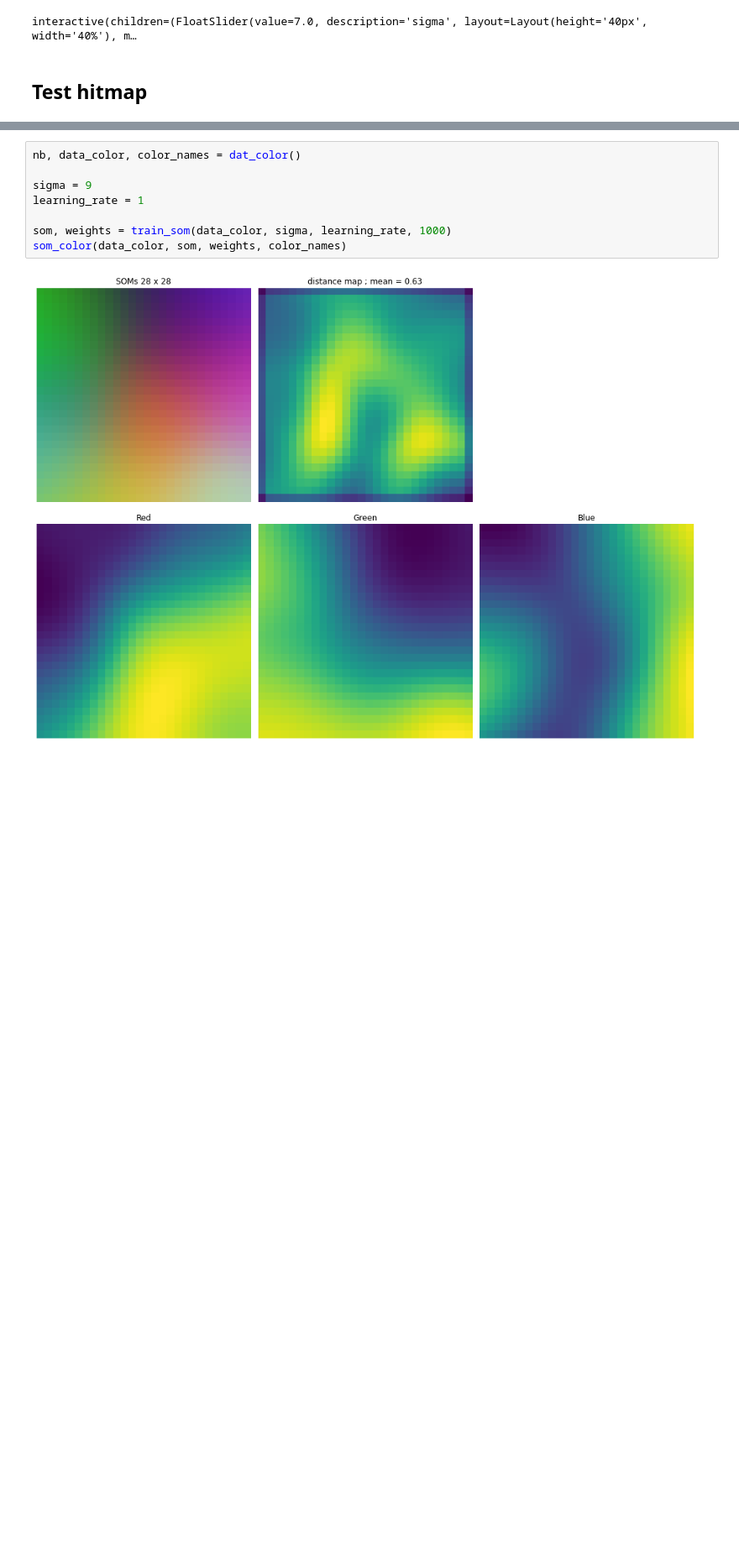
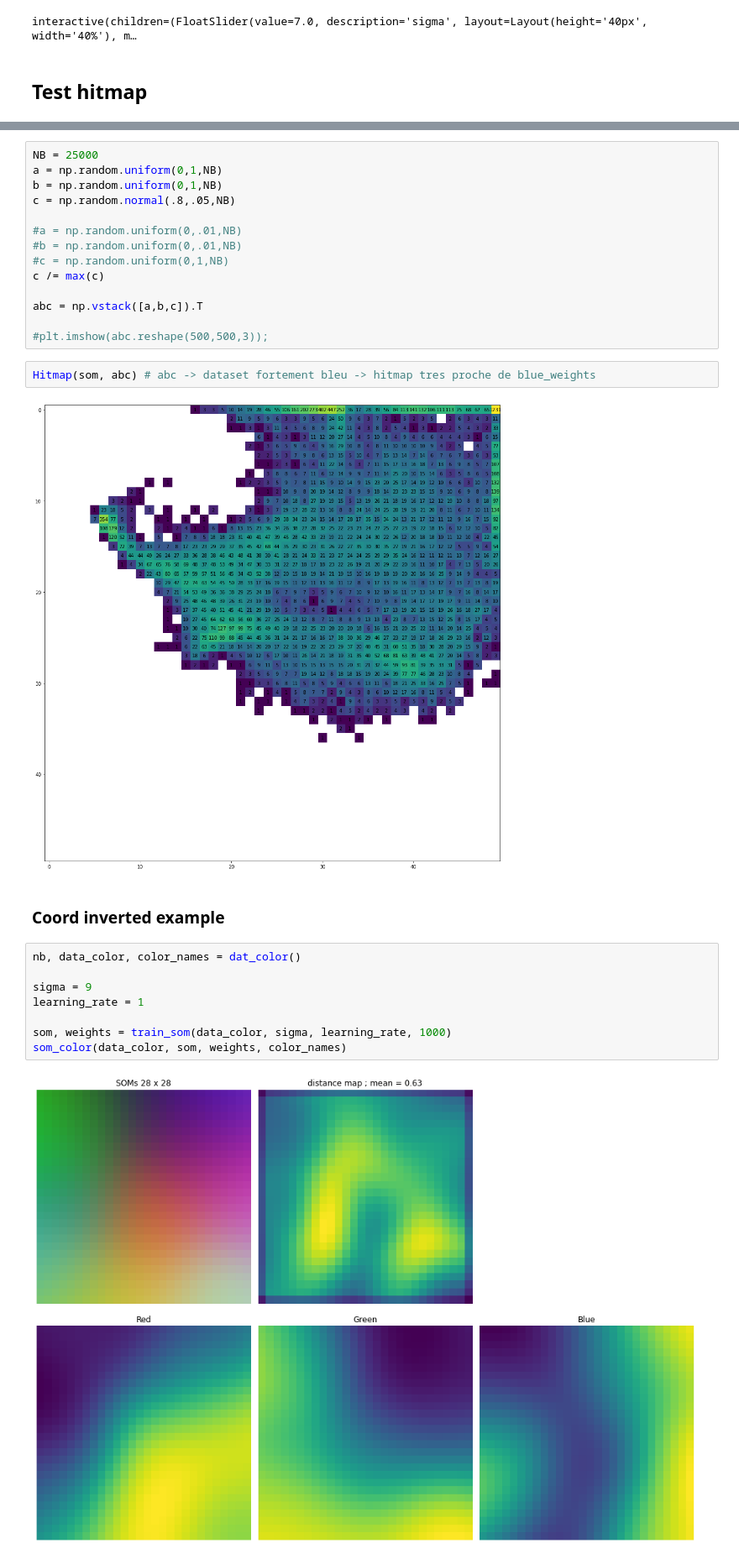
Before and after one commit to Oliv2398/SOMs-in-astrophysics, a Jupyter notebook: SOMs_colors.ipynb, the cells around one changed output, grey strips where cells are left out. Shown at 84% size. Cells and saved outputs as stored; diff of their text form; blank space fills up the shorter version.

```diff
--- a/SOMs_colors.ipynb
+++ b/SOMs_colors.ipynb
@@ -545,3 +564,23 @@ interactive(children=(FloatSlider(value=7.0, description='sigma', layout=Layout(
+# %%
+NB = 25000
+a = np.random.uniform(0,1,NB)
+b = np.random.uniform(0,1,NB)
+c = np.random.normal(.8,.05,NB)
+
+#a = np.random.uniform(0,.01,NB)
+#b = np.random.uniform(0,.01,NB)
+#c = np.random.uniform(0,1,NB)
+c /= max(c)
+
+abc = np.vstack([a,b,c]).T
+
+#plt.imshow(abc.reshape(500,500,3));
+# %%
+Hitmap(som, abc) # abc -> dataset fortement bleu -> hitmap tres proche de blue_weights
+# %% [output]
+[figure, added]
+# %% [markdown]
+### Coord inverted example
 # %%
 nb, data_color, color_names = dat_color()
 
```
Also changed, not shown: parts of 50 cells of this notebook.
